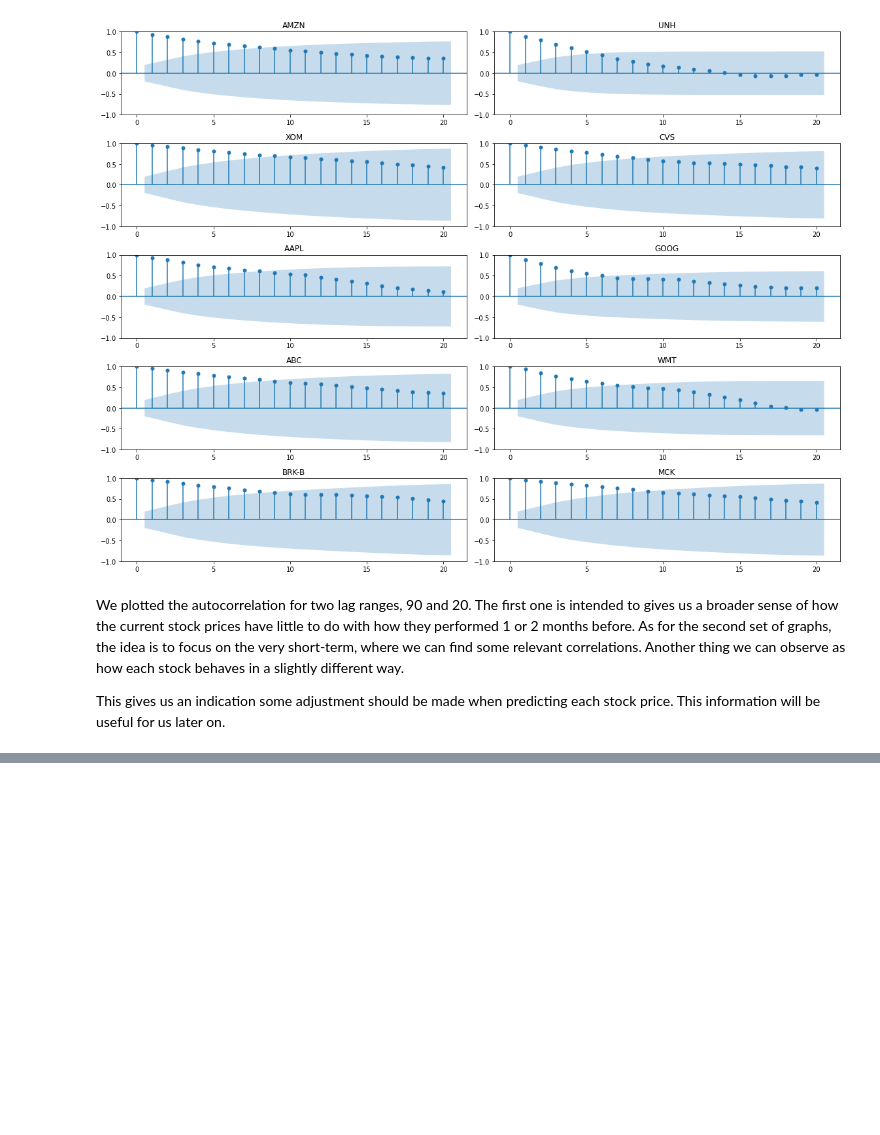
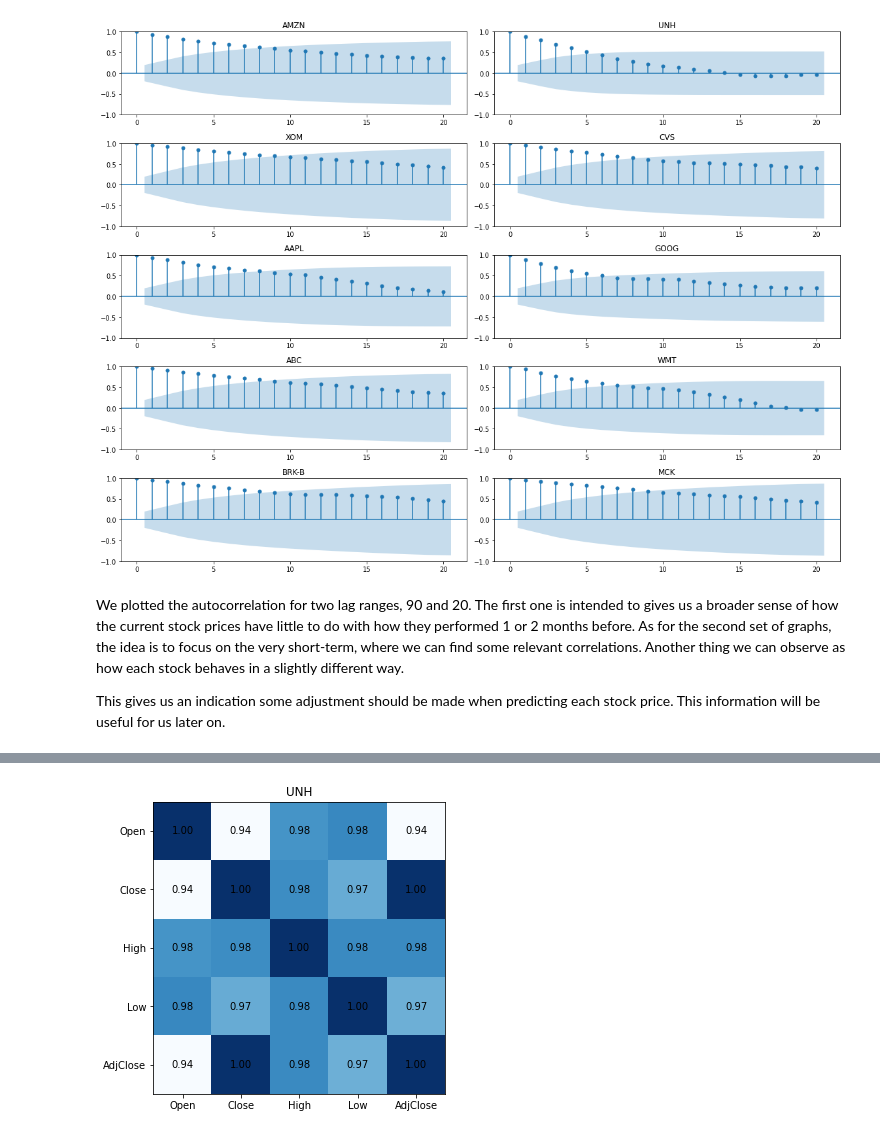
Before and after one commit to epdrumond/stock_prediction_pipeline, a Jupyter notebook: investigating_stock_prices.ipynb, the cells around one changed output, grey strips where cells are left out. Drawn from its saved outputs; the diff is of its cells as text; code cells hidden in the pictures; blank space fills up the shorter version.

```diff
--- a/investigating_stock_prices.ipynb
+++ b/investigating_stock_prices.ipynb
@@ -211,0 +246,5 @@ This gives us an indication some adjustment should be made when predicting each
+# %%
+#UNH
+plot_correlations_map(stocks_dict, 'UNH')
+# %% [output]
+[figure, added]
```
Also changed, not shown: parts of 31 cells of this notebook.
